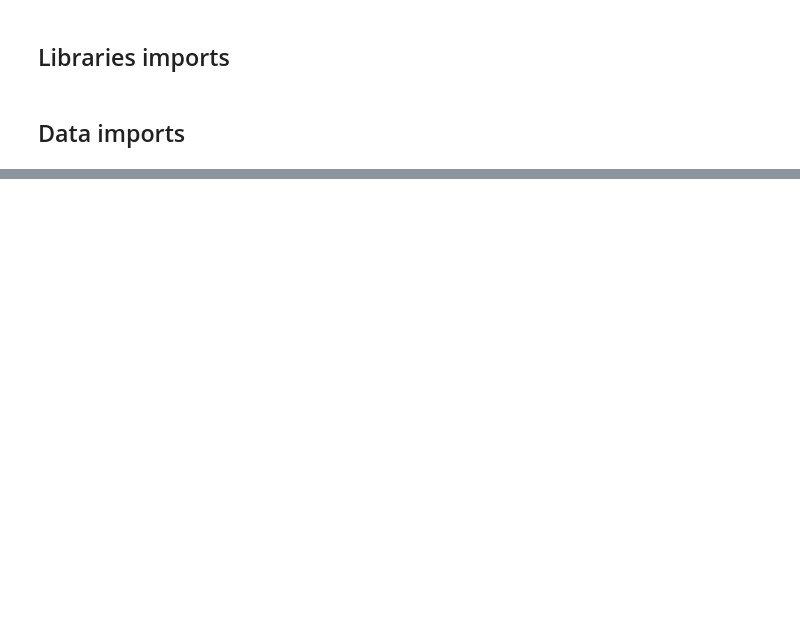
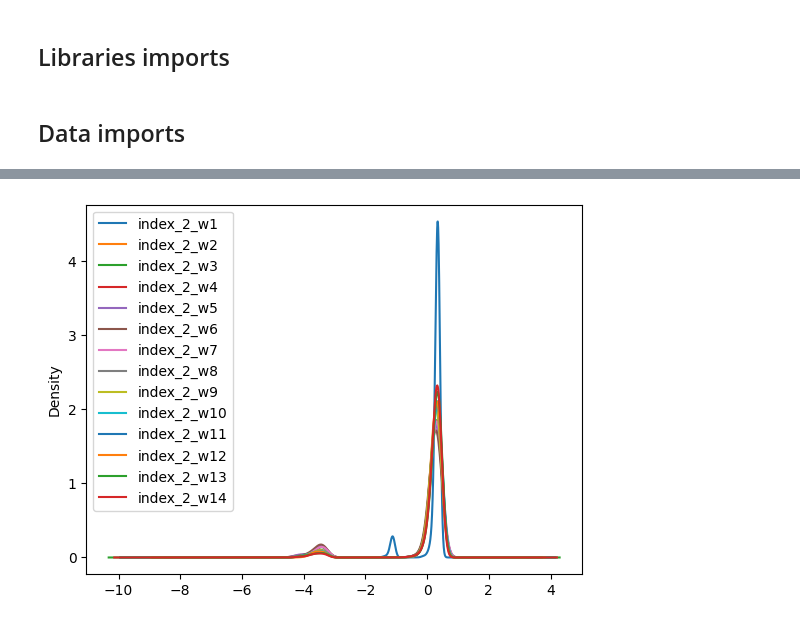
Before and after one commit to jveillon/Projet_Statapp, a Jupyter notebook: health_index_tries/file_01_tSNE_tests.ipynb, the cells around one changed output, grey strips where cells are left out. Saved outputs shown, nothing was run; the diff lists cells and outputs as text; code cells hidden in the pictures; blank space fills up the shorter version.

```diff
--- a/health_index_tries/file_01_tSNE_tests.ipynb
+++ b/health_index_tries/file_01_tSNE_tests.ipynb
@@ -150,0 +156,3 @@ plt.show()
+# %%
+data_GHI = pd.read_csv("/content/drive/MyDrive/Statapp/data_only_health_index_2.csv")
+data_GHI.head()
@@ -150,0 +166,5 @@ plt.show()
+# %%
+data_GHI.drop(columns=["HHIDPN"]).plot.density()
+plt.show()
+# %% [output]
+[figure, added]
```
Also changed, not shown: parts of 28 cells of this notebook.
